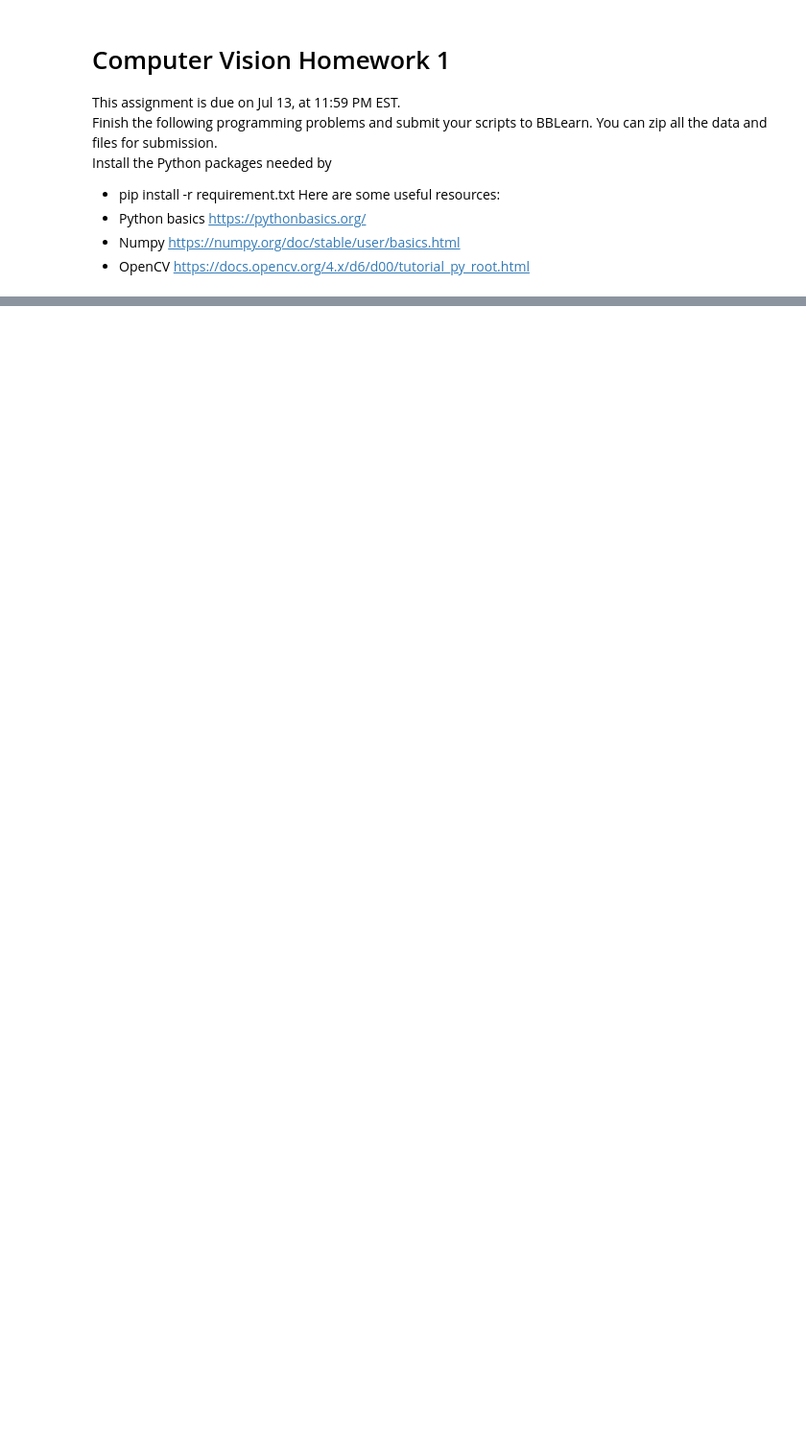
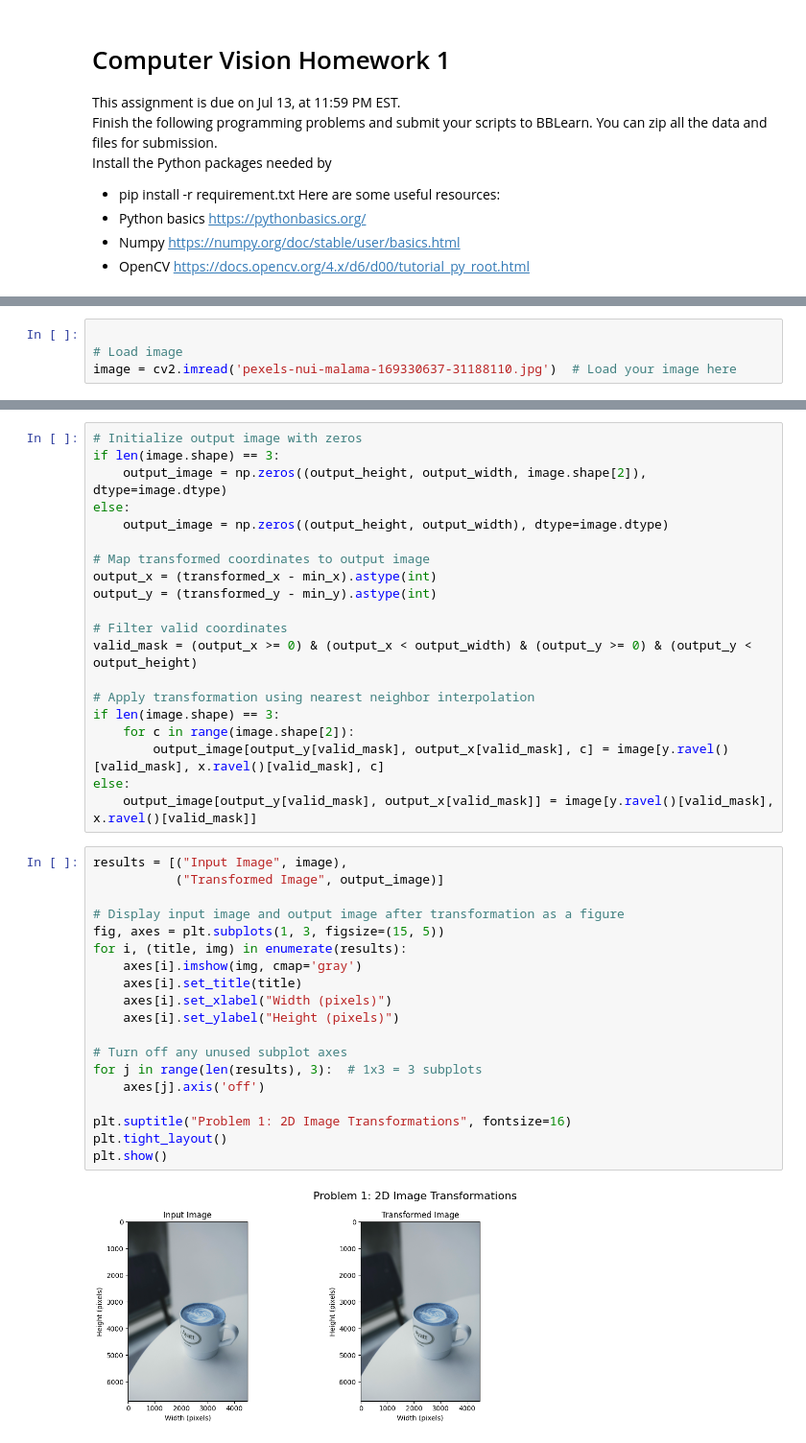
Before and after one commit to erinakin/ComputerVisionClass, a Jupyter notebook: ErinAkinjide_HW1.ipynb, the cells around one changed output, grey strips where cells are left out. Shown at 96% size. Cells and saved outputs as stored; diff of their text form; blank space fills up the shorter version.

Commit message:
Added images and code for hw1

```diff
--- a/ErinAkinjide_HW1.ipynb
+++ b/ErinAkinjide_HW1.ipynb
@@ -23,0 +33,4 @@ shows an example of running the script.
+# %%
+
+# Load image
+image = cv2.imread('pexels-nui-malama-169330637-31188110.jpg')  # Load your image here
@@ -24,3 +81,44 @@ shows an example of running the script.
+# %%
+# Initialize output image with zeros
+if len(image.shape) == 3:
+    output_image = np.zeros((output_height, output_width, image.shape[2]), dtype=image.dtype)
+else:
+    output_image = np.zeros((output_height, output_width), dtype=image.dtype)
+
+# Map transformed coordinates to output image
+output_x = (transformed_x - min_x).astype(int)
+output_y = (transformed_y - min_y).astype(int)
+
+# Filter valid coordinates
+valid_mask = (output_x >= 0) & (output_x < output_width) & (output_y >= 0) & (output_y < output_height)
+
+# Apply transformation using nearest neighbor interpolation
+if len(image.shape) == 3:
+    for c in range(image.shape[2]):
+        output_image[output_y[valid_mask], output_x[valid_mask], c] = image[y.ravel()[valid_mask], x.ravel()[valid_mask], c]
+else:
+    output_image[output_y[valid_mask], output_x[valid_mask]] = image[y.ravel()[valid_mask], x.ravel()[valid_mask]]
+# %%
+results = [("Input Image", image),
+           ("Transformed Image", output_image)]
+
+# Display input image and output image after transformation as a figure
+fig, axes = plt.subplots(1, 3, figsize=(15, 5))
+for i, (title, img) in enumerate(results):
+    axes[i].imshow(img, cmap='gray')
+    axes[i].set_title(title)
+    axes[i].set_xlabel("Width (pixels)")
+    axes[i].set_ylabel("Height (pixels)")
+
+# Turn off any unused subplot axes
+for j in range(len(results), 3):  # 1x3 = 3 subplots
+    axes[j].axis('off')
+
+plt.suptitle("Problem 1: 2D Image Transformations", fontsize=16)
+plt.tight_layout()
+plt.show()
+# %% [output]
+[figure, added]
 # %% [markdown]
 
 
```
Also changed, not shown: parts of 19 cells of this notebook, 8 other files.
